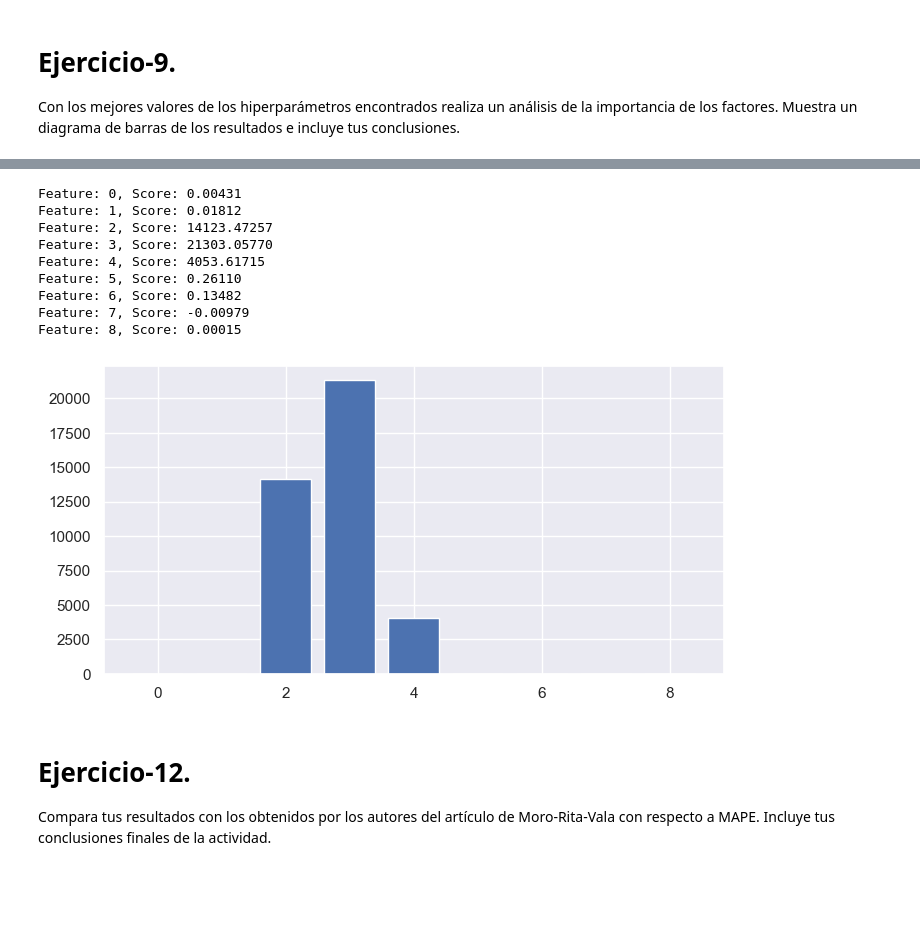
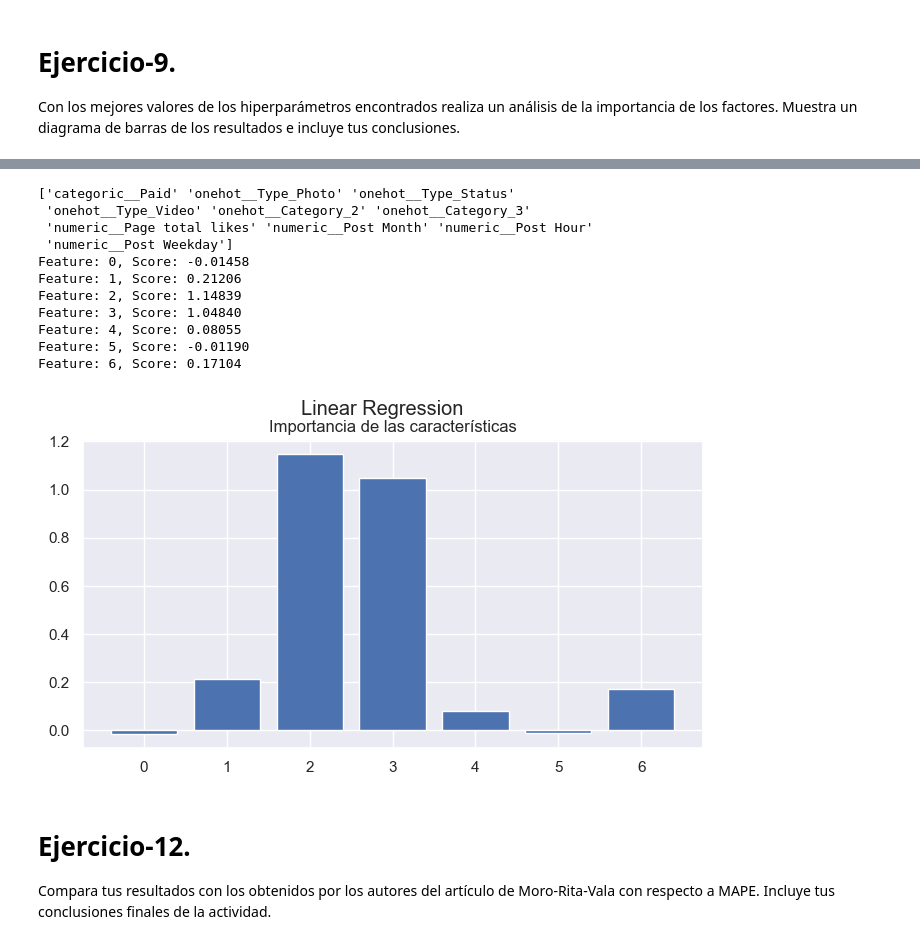
Before and after one commit to diego-carrera/iaa-equipo-30, a Jupyter notebook: semana7/MNA_IAyAA_semana_7_Actividad.ipynb, the cells around one changed output, grey strips where cells are left out. Drawn from its saved outputs; the diff is of its cells as text; code cells hidden in the pictures; blank space fills up the shorter version.

```diff
--- a/semana7/MNA_IAyAA_semana_7_Actividad.ipynb
+++ b/semana7/MNA_IAyAA_semana_7_Actividad.ipynb
@@ -756,28 +731,38 @@ Métrica utilizada: make_scorer(MAPE)
-# %%
-final_RLM = LinearRegression(
-  copy_X=True,
-  fit_intercept=False,
-  positive=False,
-  n_jobs=-1
-)
-modelRLM = Pipeline(steps=[('model', TransformedTargetRegressor(regressor=final_RLM,
-                                     func=np.log1p,
-                                     inverse_func=np.expm1))])
-modelRLM.fit(X_train_transformed, y_train)
-importance = permutation_importance(modelRLM, X_train_transformed, y_train, n_repeats=10)
-for i,v in enumerate(importance['importances_mean']):
-	print('Feature: %0d, Score: %.5f' % (i,v))
-
-plt.bar([x for x in range(len(importance['importances_mean']))], importance['importances_mean'])
-plt.show()
-# %% [output]
-Feature: 0, Score: 0.00431
-Feature: 1, Score: 0.01812
-Feature: 2, Score: 14123.47257
-Feature: 3, Score: 21303.05770
-Feature: 4, Score: 4053.61715
-Feature: 5, Score: 0.26110
-Feature: 6, Score: 0.13482
-Feature: 7, Score: -0.00979
-Feature: 8, Score: 0.00015
-[figure, removed]
+# %%
+final_LR = LinearRegression(
+  copy_X=True,
+  fit_intercept=False,
+  positive=False
+)
+
+finalRegressor = TransformedTargetRegressor(
+  regressor=final_LR,
+  func=np.log1p,
+  inverse_func=np.expm1,
+)
+
+finalPipe = Pipeline(
+  steps=[
+    ('transformer', column_transformer),
+    ('model', finalRegressor)
+  ]
+)
+finalPipe.fit(X_test, y_test)
+importance = permutation_importance(finalPipe, X_test, y_test, n_repeats=20, n_jobs=-1)
+
+feature_names = column_transformer.get_feature_names_out()
+print(feature_names)
+plot_importance(importance, 'Linear Regression', 'Importancia de las características')
+# %% [output]
+['categoric__Paid' 'onehot__Type_Photo' 'onehot__Type_Status'
+ 'onehot__Type_Video' 'onehot__Category_2' 'onehot__Category_3'
+ 'numeric__Page total likes' 'numeric__Post Month' 'numeric__Post Hour'
+ 'numeric__Post Weekday']
+Feature: 0, Score: -0.01458
+Feature: 1, Score: 0.21206
+Feature: 2, Score: 1.14839
+Feature: 3, Score: 1.04840
+Feature: 4, Score: 0.08055
+Feature: 5, Score: -0.01190
+Feature: 6, Score: 0.17104
+[figure, added]
```
Also changed, not shown: parts of 27 cells of this notebook.
